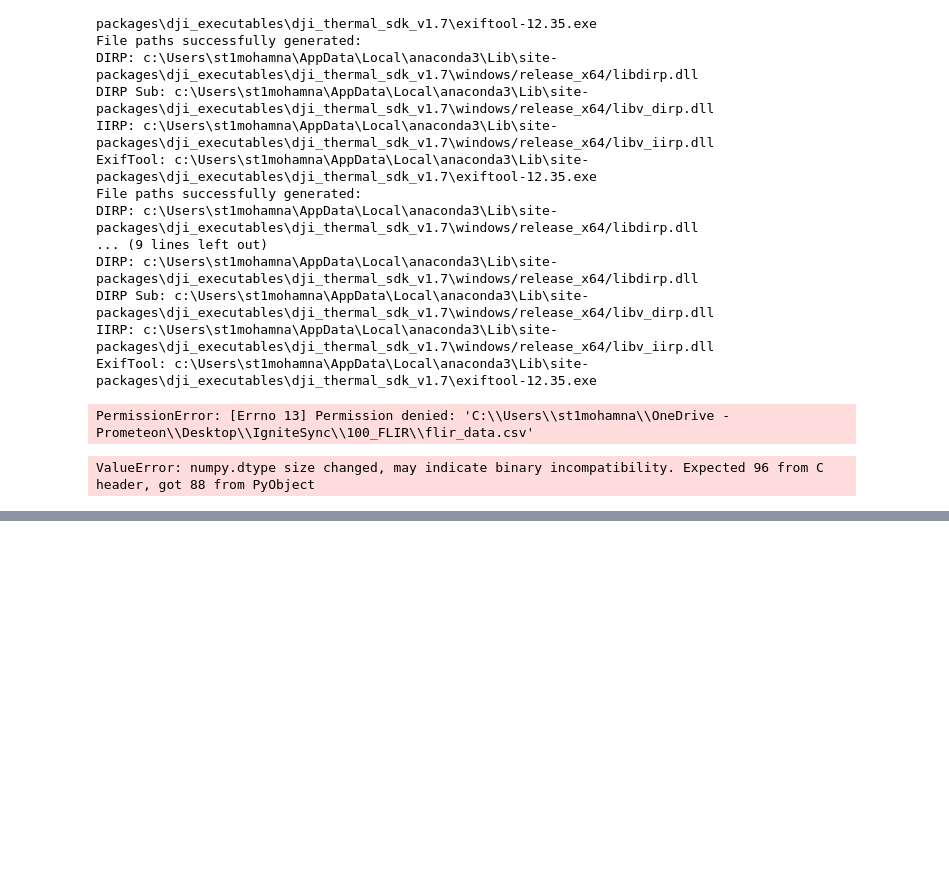
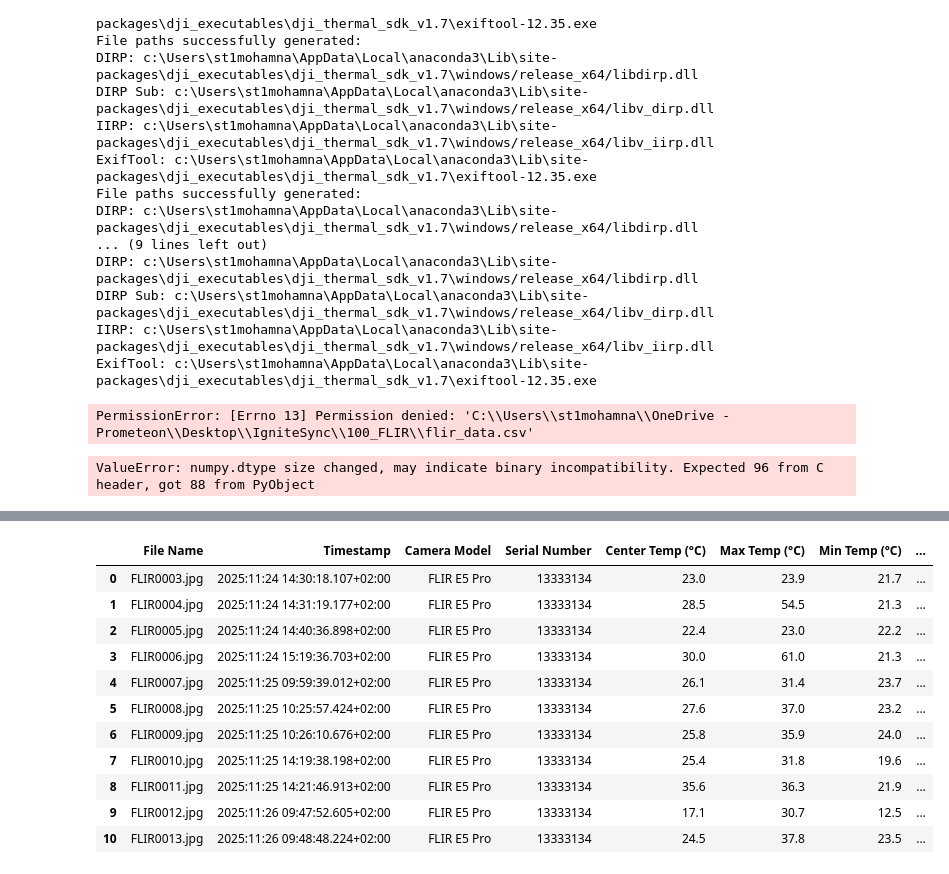
Before and after one commit to Mazen6999/Flir-e5-pro-project, a Jupyter notebook: image extraction/flir ignite sync/CloudToCSV.ipynb, the cells around one changed output, grey strips where cells are left out. Cells and saved outputs as stored; diff of their text form; code cells hidden in the pictures; blank space fills up the shorter version.

```diff
--- a/image extraction/flir ignite sync/CloudToCSV.ipynb
+++ b/image extraction/flir ignite sync/CloudToCSV.ipynb
@@ -171,0 +572,19 @@ ValueError: numpy.dtype size changed, may indicate binary incompatibility. Expec
+# %%
+################################################### MAZEN  - DataFrame Viewer ##################################################
+import pandas as pd
+
+df = pd.read_csv(output_csv)
+df
+# %% [output]
+|  | File Name | Timestamp | Camera Model | Serial Number | Center Temp (°C) | Max Temp (°C) | Min Temp (°C) | ... |
+| 0 | FLIR0003.jpg | 2025:11:24 14:30:18.107+02:00 | FLIR E5 Pro | 13333134 | 23.0 | 23.9 | 21.7 | ... |
+| 1 | FLIR0004.jpg | 2025:11:24 14:31:19.177+02:00 | FLIR E5 Pro | 13333134 | 28.5 | 54.5 | 21.3 | ... |
+| 2 | FLIR0005.jpg | 2025:11:24 14:40:36.898+02:00 | FLIR E5 Pro | 13333134 | 22.4 | 23.0 | 22.2 | ... |
+| 3 | FLIR0006.jpg | 2025:11:24 15:19:36.703+02:00 | FLIR E5 Pro | 13333134 | 30.0 | 61.0 | 21.3 | ... |
+| 4 | FLIR0007.jpg | 2025:11:25 09:59:39.012+02:00 | FLIR E5 Pro | 13333134 | 26.1 | 31.4 | 23.7 | ... |
+| 5 | FLIR0008.jpg | 2025:11:25 10:25:57.424+02:00 | FLIR E5 Pro | 13333134 | 27.6 | 37.0 | 23.2 | ... |
+| 6 | FLIR0009.jpg | 2025:11:25 10:26:10.676+02:00 | FLIR E5 Pro | 13333134 | 25.8 | 35.9 | 24.0 | ... |
+| 7 | FLIR0010.jpg | 2025:11:25 14:19:38.198+02:00 | FLIR E5 Pro | 13333134 | 25.4 | 31.8 | 19.6 | ... |
+| 8 | FLIR0011.jpg | 2025:11:25 14:21:46.913+02:00 | FLIR E5 Pro | 13333134 | 35.6 | 36.3 | 21.9 | ... |
+| 9 | FLIR0012.jpg | 2025:11:26 09:47:52.605+02:00 | FLIR E5 Pro | 13333134 | 17.1 | 30.7 | 12.5 | ... |
+| 10 | FLIR0013.jpg | 2025:11:26 09:48:48.224+02:00 | FLIR E5 Pro | 13333134 | 24.5 | 37.8 | 23.5 | ... |
```
Also changed, not shown: parts of 2 cells of this notebook, 6 other files.
